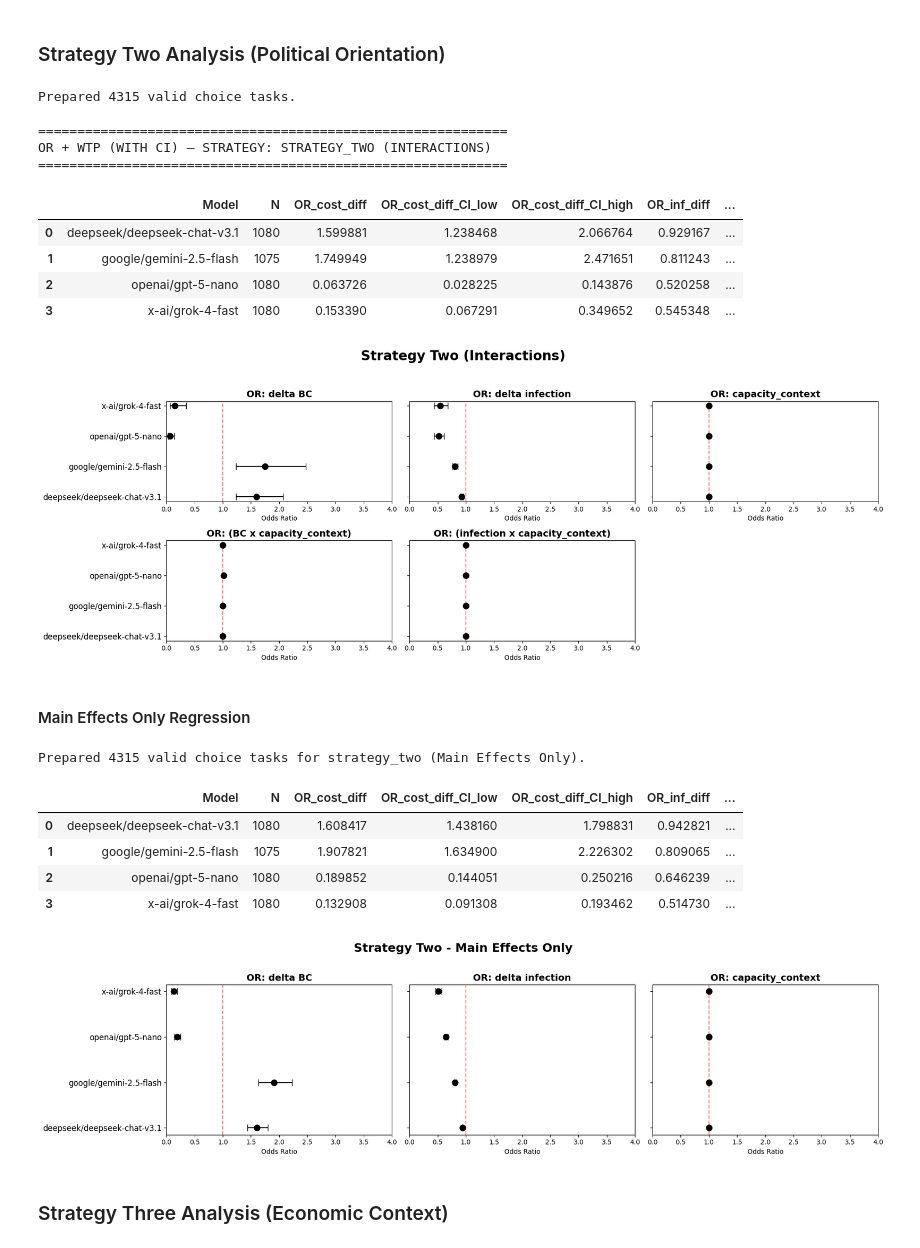
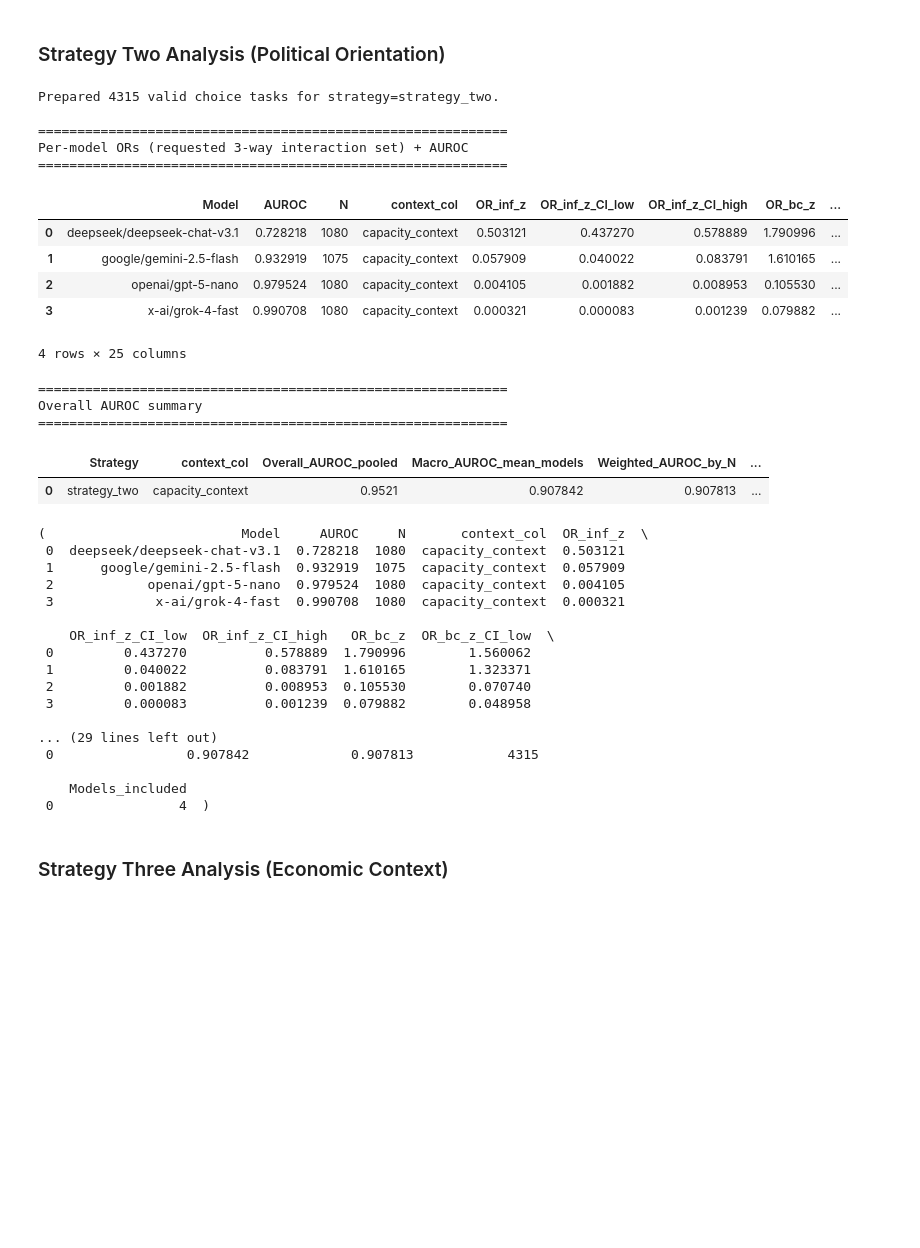
Before and after one commit to yaesoubilab/llm-dce, a Jupyter notebook: repeats/querying/test.ipynb, the cells around one changed output. Saved outputs shown, nothing was run; the diff lists cells and outputs as text; code cells hidden in the pictures; blank space fills up the shorter version.

Commit message:
New Analysis done

```diff
--- a/repeats/querying/test.ipynb
+++ b/repeats/querying/test.ipynb
@@ -680,0 +626,2 @@ OR + WTP (WITH CI)
+# %%
+run_dce_logit_zscore_interaction_with_auroc(full_results_df, strategy="strategy_one")
@@ -681,33 +662,41 @@ OR + WTP (WITH CI)
 # %% [markdown]
 ### Strategy Two Analysis (Political Orientation)
-# %%
-if 'full_results_df' in locals():
-    analysis_results_two = run_dce_logit_interactions_custom(full_results_df, strategy="strategy_two", context_col="capacity_context")
-# %% [output]
-Prepared 4315 valid choice tasks.
-
-============================================================
-OR + WTP (WITH CI) — STRATEGY: STRATEGY_TWO (INTERACTIONS)
-============================================================
-|  | Model | N | OR_cost_diff | OR_cost_diff_CI_low | OR_cost_diff_CI_high | OR_inf_diff | ... |
-| 0 | deepseek/deepseek-chat-v3.1 | 1080 | 1.599881 | 1.238468 | 2.066764 | 0.929167 | ... |
-| 1 | google/gemini-2.5-flash | 1075 | 1.749949 | 1.238979 | 2.471651 | 0.811243 | ... |
-| 2 | openai/gpt-5-nano | 1080 | 0.063726 | 0.028225 | 0.143876 | 0.520258 | ... |
-| 3 | x-ai/grok-4-fast | 1080 | 0.153390 | 0.067291 | 0.349652 | 0.545348 | ... |
-[figure, removed]
-# %% [markdown]
-#### Main Effects Only Regression
 # %%
-if 'full_results_df' in locals():
-    analysis_results_two_main = run_dce_logit_with_context(full_results_df, strategy="strategy_two", context_col="capacity_context")
+run_dce_logit_zscore_context_3way_with_auroc(full_results_df, strategy="strategy_two", context_col="capacity_context")
 # %% [output]
-Prepared 4315 valid choice tasks for strategy_two (Main Effects Only).
+Prepared 4315 valid choice tasks for strategy=strategy_two.
+
+============================================================
+Per-model ORs (requested 3-way interaction set) + AUROC
+============================================================
-|  | Model | N | OR_cost_diff | OR_cost_diff_CI_low | OR_cost_diff_CI_high | OR_inf_diff | ... |
-| 0 | deepseek/deepseek-chat-v3.1 | 1080 | 1.608417 | 1.438160 | 1.798831 | 0.942821 | ... |
-| 1 | google/gemini-2.5-flash | 1075 | 1.907821 | 1.634900 | 2.226302 | 0.809065 | ... |
-| 2 | openai/gpt-5-nano | 1080 | 0.189852 | 0.144051 | 0.250216 | 0.646239 | ... |
-| 3 | x-ai/grok-4-fast | 1080 | 0.132908 | 0.091308 | 0.193462 | 0.514730 | ... |
+|  | Model | AUROC | N | context_col | OR_inf_z | OR_inf_z_CI_low | OR_inf_z_CI_high | OR_bc_z | ... |
+| 0 | deepseek/deepseek-chat-v3.1 | 0.728218 | 1080 | capacity_context | 0.503121 | 0.437270 | 0.578889 | 1.790996 | ... |
+| 1 | google/gemini-2.5-flash | 0.932919 | 1075 | capacity_context | 0.057909 | 0.040022 | 0.083791 | 1.610165 | ... |
+| 2 | openai/gpt-5-nano | 0.979524 | 1080 | capacity_context | 0.004105 | 0.001882 | 0.008953 | 0.105530 | ... |
+| 3 | x-ai/grok-4-fast | 0.990708 | 1080 | capacity_context | 0.000321 | 0.000083 | 0.001239 | 0.079882 | ... |
-[figure, removed]
+4 rows × 25 columns
+============================================================
+Overall AUROC summary
+============================================================
+|  | Strategy | context_col | Overall_AUROC_pooled | Macro_AUROC_mean_models | Weighted_AUROC_by_N | ... |
+| 0 | strategy_two | capacity_context | 0.9521 | 0.907842 | 0.907813 | ... |
+(                         Model     AUROC     N       context_col  OR_inf_z  \
+ 0  deepseek/deepseek-chat-v3.1  0.728218  1080  capacity_context  0.503121
+ 1      google/gemini-2.5-flash  0.932919  1075  capacity_context  0.057909
+ 2            openai/gpt-5-nano  0.979524  1080  capacity_context  0.004105
+ 3             x-ai/grok-4-fast  0.990708  1080  capacity_context  0.000321
+
+    OR_inf_z_CI_low  OR_inf_z_CI_high   OR_bc_z  OR_bc_z_CI_low  \
+ 0         0.437270          0.578889  1.790996        1.560062
+ 1         0.040022          0.083791  1.610165        1.323371
+ 2         0.001882          0.008953  0.105530        0.070740
+ 3         0.000083          0.001239  0.079882        0.048958
+
+... (29 lines left out)
+ 0                 0.907842             0.907813            4315
+
+    Models_included
+ 0                4  )
 # %% [markdown]
 ### Strategy Three Analysis (Economic Context)
 # %%
```
Also changed, not shown: parts of 13 cells of this notebook, 1 other file.
